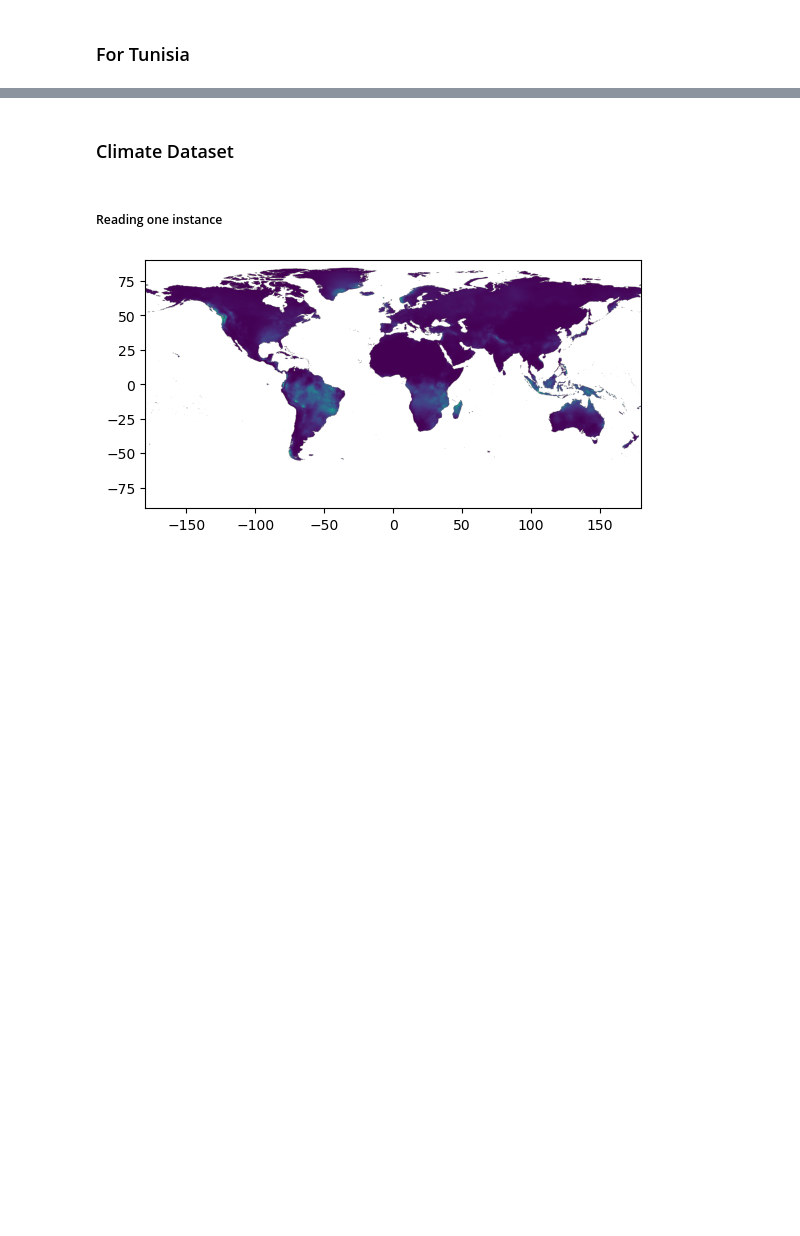
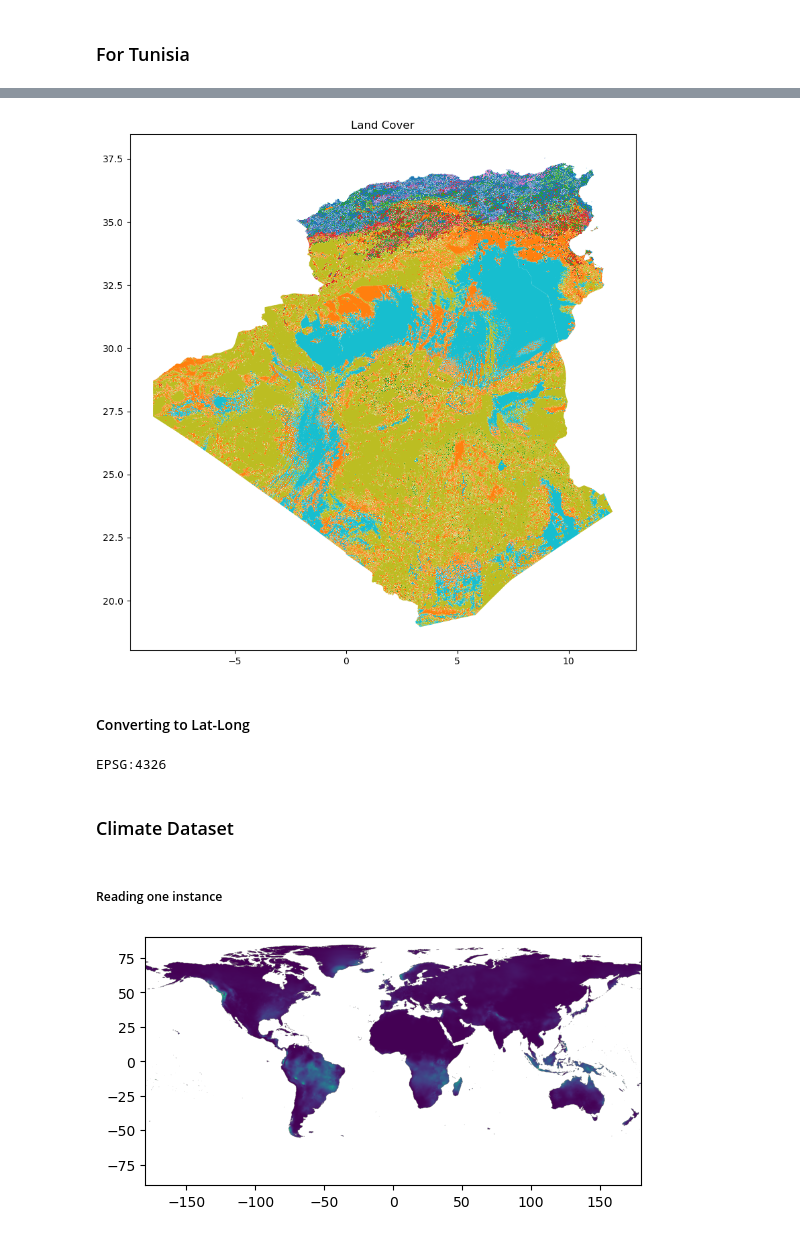
Before and after one commit to b-fatma/S2I-DM, a Jupyter notebook: main.ipynb, the cells around one changed output, grey strips where cells are left out. Saved outputs shown, nothing was run; the diff lists cells and outputs as text; code cells hidden in the pictures; blank space fills up the shorter version.

```diff
--- a/main.ipynb
+++ b/main.ipynb
@@ -221,0 +230,13 @@ nombre de classes: 13
+# %%
+def merge_shapefiles(dz_gdf, tn_gdf):
+    # Ensure both shapefiles use the same CRS
+    if dz_gdf.crs != tn_gdf.crs:
+        tn = tn.to_crs(dz_gdf.crs)
+
+    # Concatenate the GeoDataFrames
+    boundaries = geopandas.GeoDataFrame(pd.concat([dz_gdf, tn_gdf], ignore_index=True), crs=dz_gdf.crs)
+
+    return boundaries
+# %%
+landcover_gdf = merge_shapefiles(landcover_dz_gdf, landcover_tn_gdf)
+landcover_gdf.info()
@@ -222,3 +256,28 @@ nombre de classes: 13
+# %%
+landcover_gdf.plot(column='LCCCODE', legend=False, figsize=(10, 10))
+plt.title('Land Cover')
+plt.show()
+# %% [output]
+[figure, added]
+# %% [markdown]
+#### Converting to Lat-Long
+# %%
+print(landcover_tn_gdf.crs)
+
+landcover_tn_gdf = landcover_tn_gdf.to_crs(epsg=4326)
+
+def get_coords(geom):
+    if geom.geom_type == 'Polygon':
+        return list(geom.exterior.coords)
+    else:
+        return None
+
+landcover_tn_gdf["coordinates"] = landcover_tn_gdf["geometry"].apply(get_coords)
+
+landcover_tn_gdf
+landcover_tn_gdf[:10].drop(columns="geometry").to_csv("test_tn_csv.csv", index=False)
+# %% [output]
+EPSG:4326
 # %% [markdown]
 ### Climate Dataset
 # %% [markdown]
```
Also changed, not shown: parts of 32 cells of this notebook, 39 other files.
